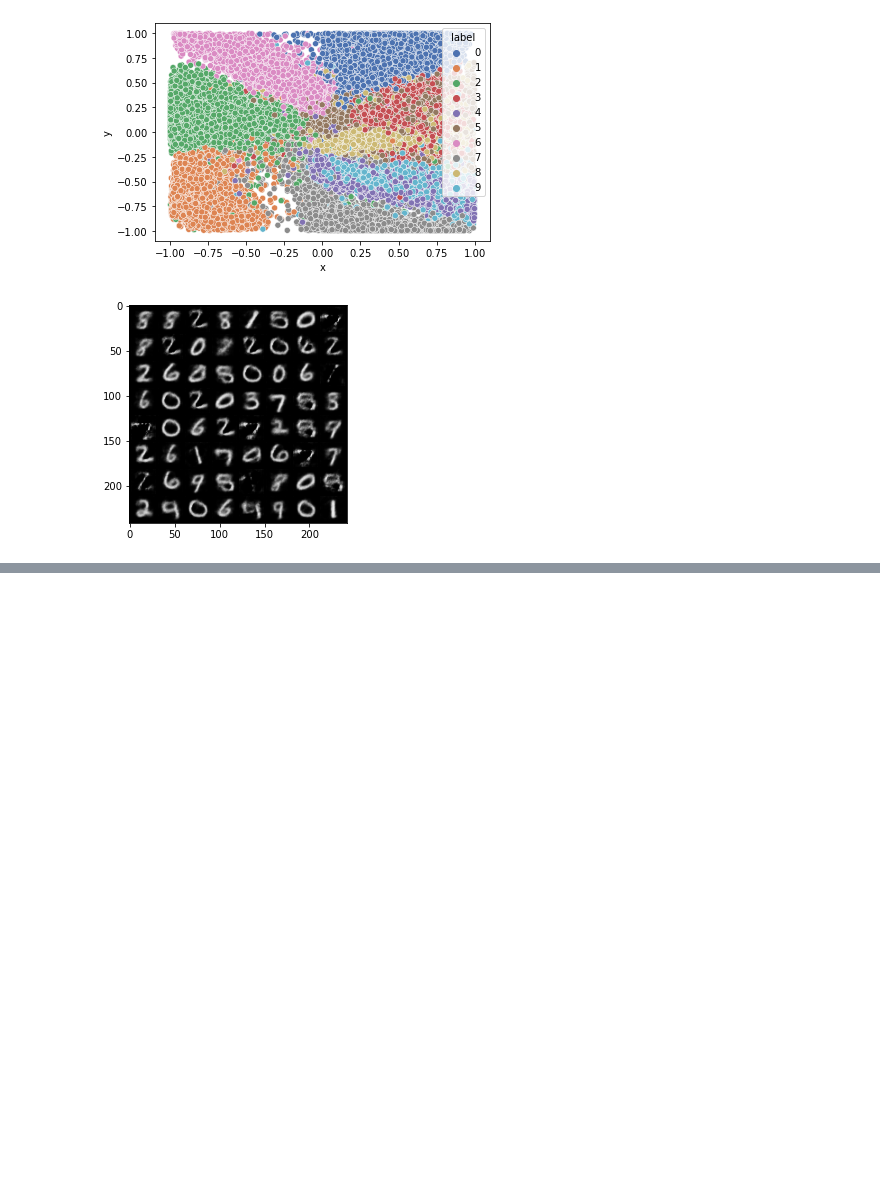
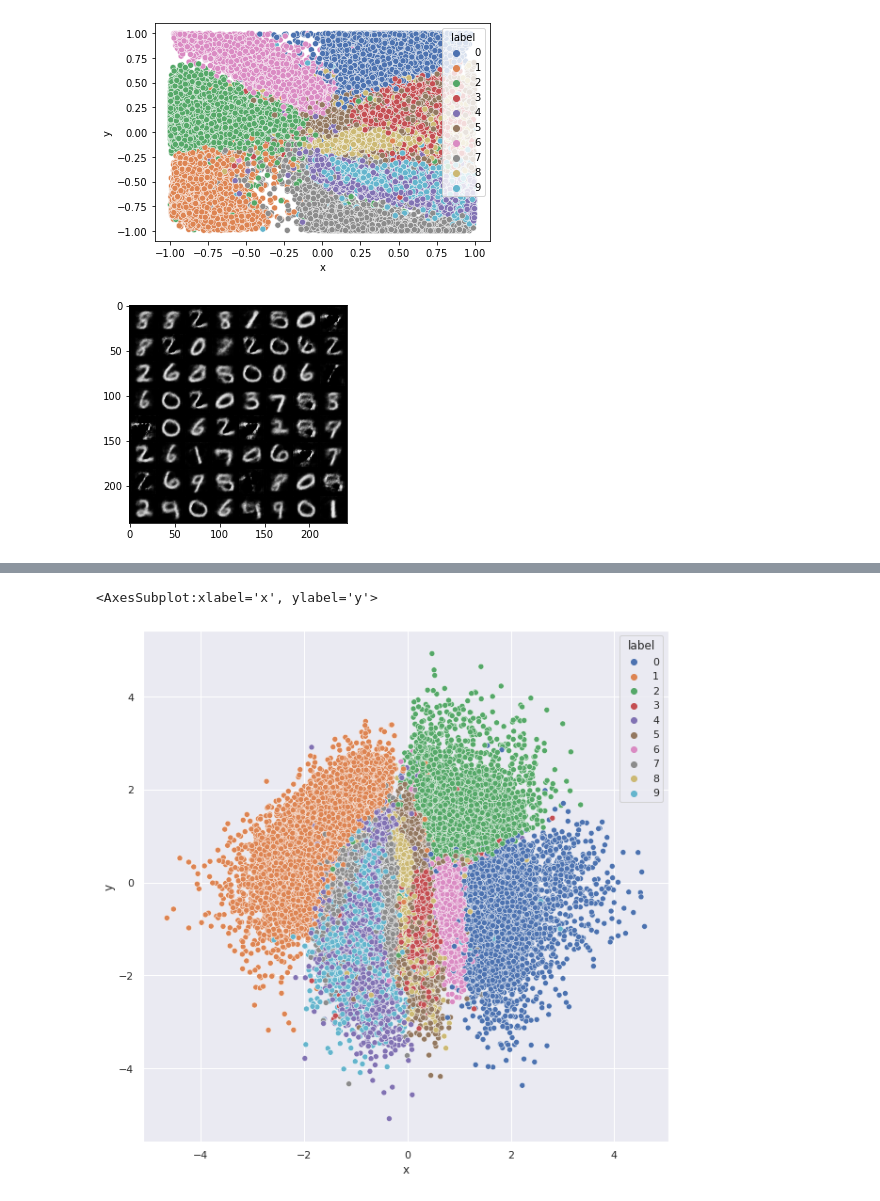
Before and after one commit to AahanSingh/Generative-Lightning, a Jupyter notebook: notebooks/1. Autoencoder Experiments.ipynb, the cells around one changed output, grey strips where cells are left out. Drawn from its saved outputs; the diff is of its cells as text; code cells hidden in the pictures; blank space fills up the shorter version.

Commit message:
Added VAE experiment on MNIST

```diff
--- a/notebooks/1. Autoencoder Experiments.ipynb
+++ b/notebooks/1. Autoencoder Experiments.ipynb
@@ -47,7 +56,7 @@ class Autoencoder(pl.LightningModule):
         self.loss = nn.MSELoss()
 
     def configure_optimizers(self):
-        self.opt = torch.optim.Adam(itertools.chain(self.encoder.parameters(),self.decoder.parameters()),lr=0.0005)
+        self.opt = torch.optim.Adam(self.parameters(),lr=0.0005)
         return self.opt
 
     def training_step(self, train_batch, batch_idx):
@@ -118,0 +211,16 @@ generate_grid(2,model)
+# %%
+transform=torchvision.transforms.Compose([
+    torchvision.transforms.ToTensor()
+    ])
+data = torchvision.datasets.MNIST('../data/raw/mnist/', train=True, download=True,transform=transform)
+data_loader = torch.utils.data.DataLoader(data,
+                                          batch_size=32,
+                                          shuffle=True)
+model = VariationalAutoencoder(latent_size=2,r_loss_factor=1000)
+trainer = pl.Trainer(
+    max_epochs=200,
+    log_every_n_steps=100,
+    gpus=1,
+    enable_progress_bar=True,
+)
+trainer.fit(model, train_dataloader=data_loader)
@@ -118,0 +247,19 @@ generate_grid(2,model)
+# %%
+df = {"x":[],"y":[],"label":[]}
+with torch.no_grad():
+    model = model.eval()
+    model= model.cuda()
+
+    for x,y in tqdm.notebook.tqdm(data):
+        df["label"].append(y)
+        coords = model(x.cuda().unsqueeze(0),decode=False).squeeze()
+        coords = coords.cpu().detach().numpy()
+        df["x"].append(coords[0])
+        df["y"].append(coords[1])
+    df = pd.DataFrame.from_dict(df)
+# %%
+sns.set(rc={'figure.figsize':(10,10)})
+sns.scatterplot(data=df, x="x", y="y",hue="label",palette="deep")
+# %% [output]
+<AxesSubplot:xlabel='x', ylabel='y'>
+[figure, added]
```
Also changed, not shown: parts of 8 cells of this notebook.
